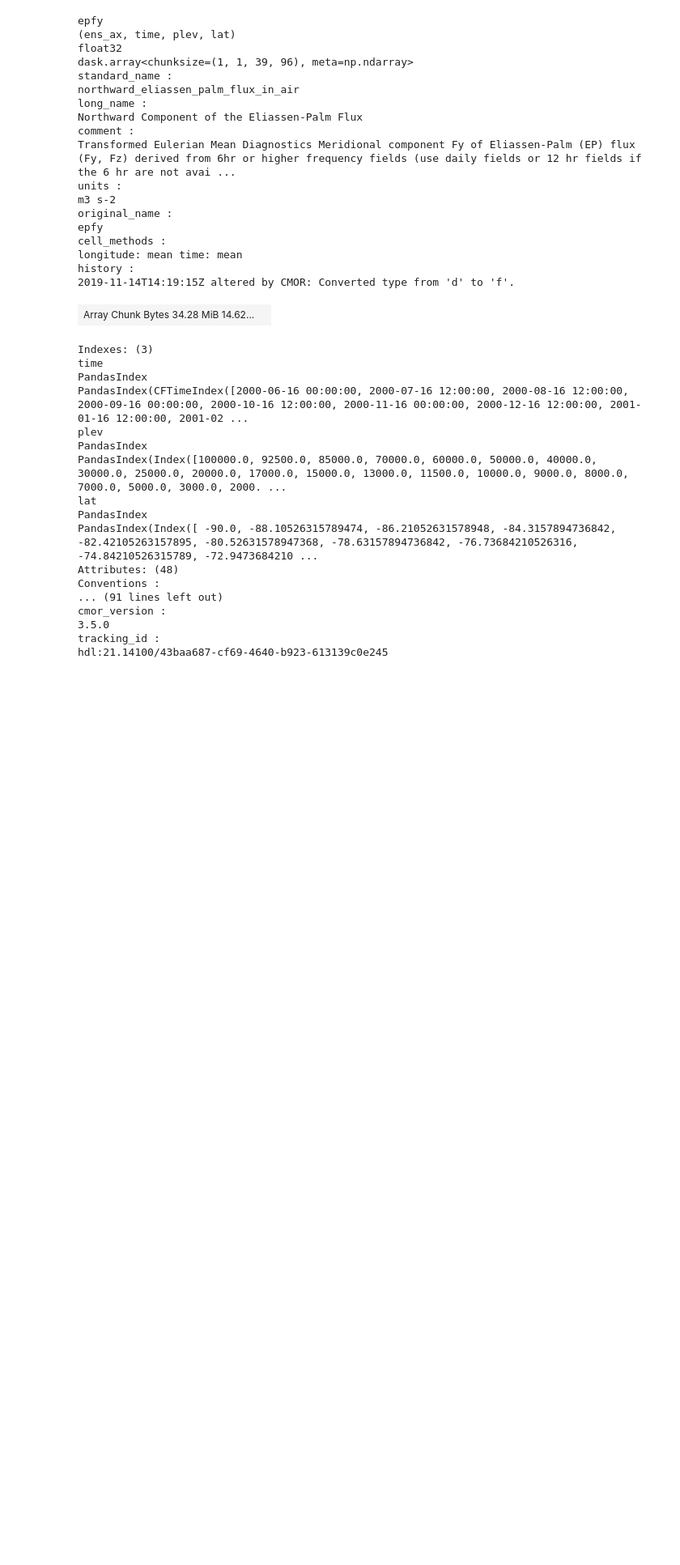
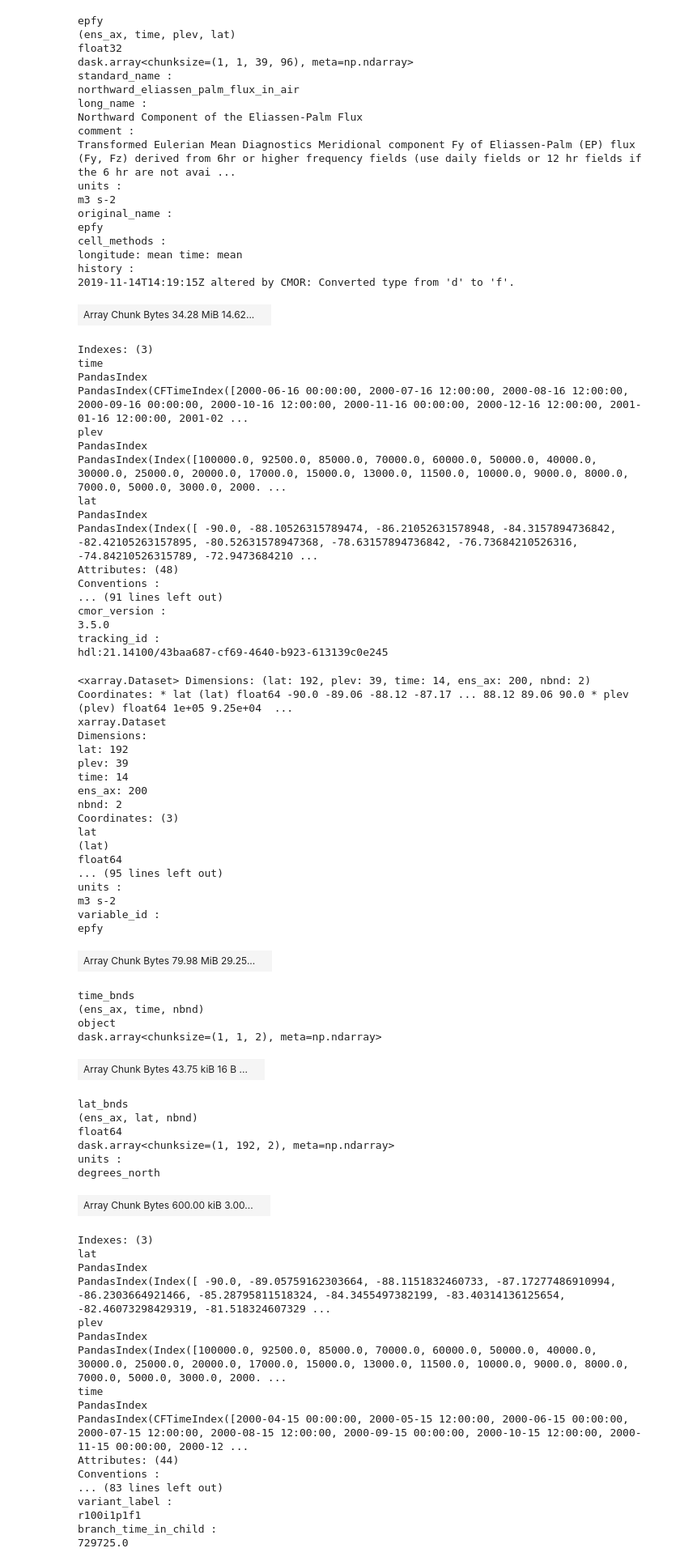
Before and after one commit to Caturrell/eddy_feedback, a Jupyter notebook: pamip/pamip_epfy.ipynb, the cells around one changed output. Shown at 81% size. Drawn from its saved outputs; the diff is of its cells as text; code cells hidden in the pictures; blank space fills up the shorter version.

```diff
--- a/pamip/pamip_epfy.ipynb
+++ b/pamip/pamip_epfy.ipynb
@@ -66,3 +66,56 @@ cmor_version :
 3.5.0
 tracking_id :
 hdl:21.14100/43baa687-cf69-4640-b923-613139c0e245
+# %%
+files = glob.glob('/gws/nopw/j04/arctic_connect/cturrell/PAMIP_data/daily/epfy/pdSST-pdSIC/CESM2/*.nc')
+
+ds = xr.open_mfdataset(files, combine='nested', concat_dim='ens_ax')
+ds
+# %% [output]
+<xarray.Dataset> Dimensions: (lat: 192, plev: 39, time: 14, ens_ax: 200, nbnd: 2) Coordinates: * lat (lat) float64 -90.0 -89.06 -88.12 -87.17 ... 88.12 89.06 90.0 * plev (plev) float64 1e+05 9.25e+04  ...
+xarray.Dataset
+Dimensions:
+lat: 192
+plev: 39
+time: 14
+ens_ax: 200
+nbnd: 2
+Coordinates: (3)
+lat
+(lat)
+float64
+... (95 lines left out)
+units :
+m3 s-2
+variable_id :
+epfy
+| Array Chunk Bytes 79.98 MiB 29.25... |  |
+time_bnds
+(ens_ax, time, nbnd)
+object
+dask.array<chunksize=(1, 1, 2), meta=np.ndarray>
+| Array Chunk Bytes 43.75 kiB 16 B ... |  |
+lat_bnds
+(ens_ax, lat, nbnd)
+float64
+dask.array<chunksize=(1, 192, 2), meta=np.ndarray>
+units :
+degrees_north
+| Array Chunk Bytes 600.00 kiB 3.00... |  |
+Indexes: (3)
+lat
+PandasIndex
+PandasIndex(Index([ -90.0, -89.05759162303664, -88.1151832460733, -87.17277486910994, -86.2303664921466, -85.28795811518324, -84.3455497382199, -83.40314136125654, -82.46073298429319, -81.518324607329 ...
+plev
+PandasIndex
+PandasIndex(Index([100000.0, 92500.0, 85000.0, 70000.0, 60000.0, 50000.0, 40000.0, 30000.0, 25000.0, 20000.0, 17000.0, 15000.0, 13000.0, 11500.0, 10000.0, 9000.0, 8000.0, 7000.0, 5000.0, 3000.0, 2000. ...
+time
+PandasIndex
+PandasIndex(CFTimeIndex([2000-04-15 00:00:00, 2000-05-15 12:00:00, 2000-06-15 00:00:00, 2000-07-15 12:00:00, 2000-08-15 12:00:00, 2000-09-15 00:00:00, 2000-10-15 12:00:00, 2000-11-15 00:00:00, 2000-12 ...
+Attributes: (44)
+Conventions :
+... (83 lines left out)
+variant_label :
+r100i1p1f1
+branch_time_in_child :
+729725.0
```
Also changed, not shown: 5 other files.
